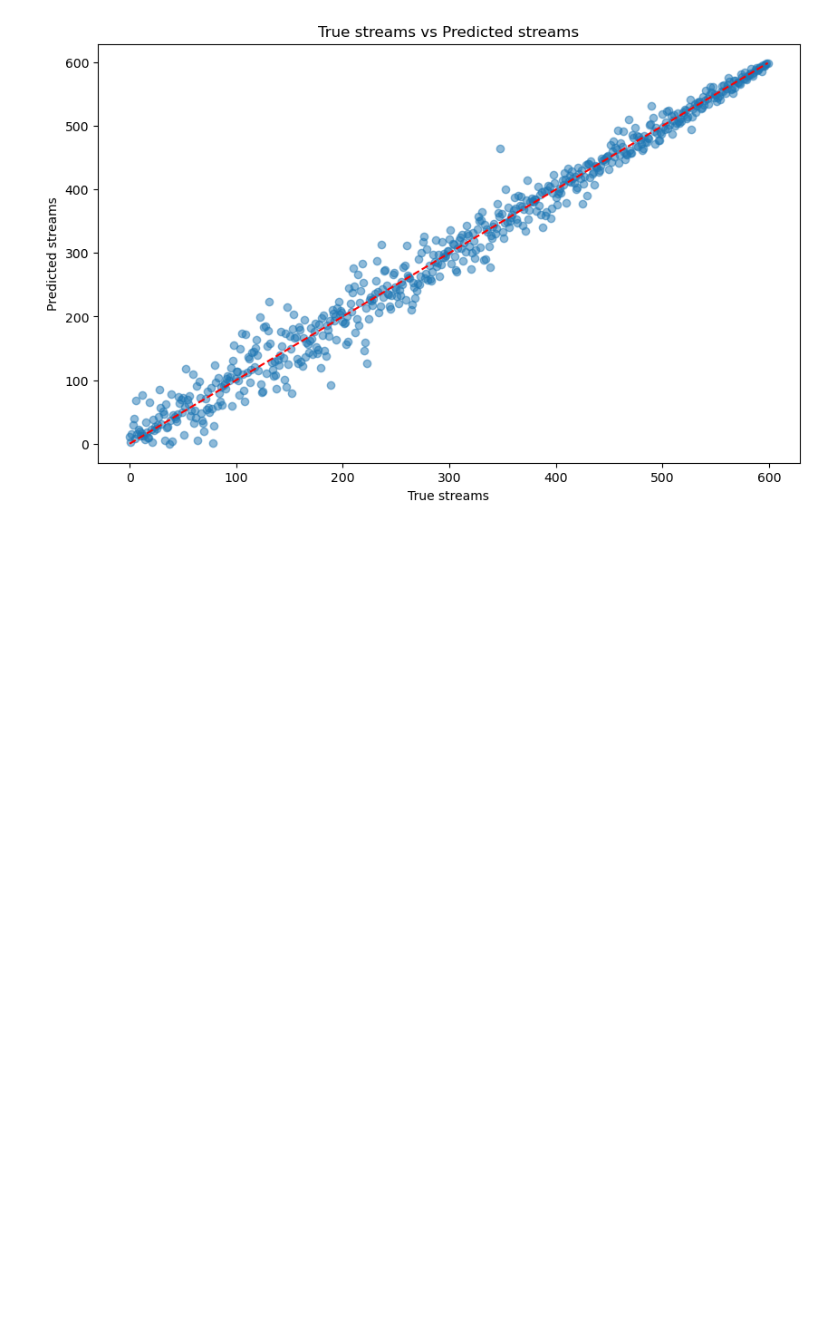
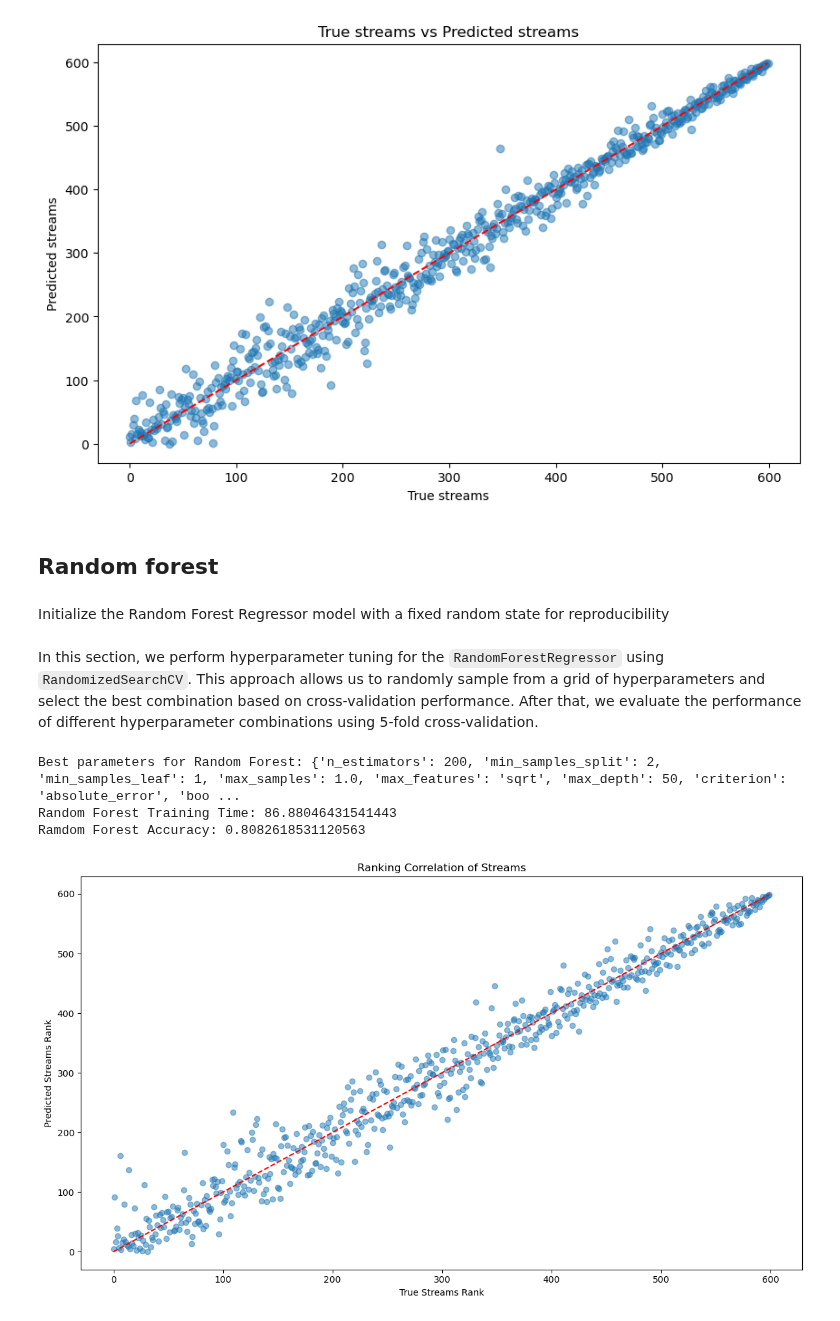
Before and after one commit to pililover/DataScience-Jobs-Market, a Jupyter notebook: SOURCECODE/Data_modeling.ipynb, the cells around one changed output. Drawn from its saved outputs; the diff is of its cells as text; code cells hidden in the pictures; blank space fills up the shorter version.

Commit message:
done RandForest

```diff
--- a/SOURCECODE/Data_modeling.ipynb
+++ b/SOURCECODE/Data_modeling.ipynb
@@ -641,3 +643,72 @@ plt.title('True streams vs Predicted streams')
 plt.show()
 # %% [output]
 [figure]
+# %% [markdown]
+## **Random forest**
+# %% [markdown]
+Initialize the Random Forest Regressor model with a fixed random state for reproducibility
+# %%
+from sklearn.ensemble import RandomForestRegressor
+
+rf_model = RandomForestRegressor(random_state=42)
+# %% [markdown]
+In this section, we perform hyperparameter tuning for the `RandomForestRegressor` using `RandomizedSearchCV`. This approach allows us to randomly sample from a grid of hyperparameters and select the best combination based on cross-validation performance. After that, we evaluate the performance of different hyperparameter combinations using 5-fold cross-validation.
+# %%
+# Hyperparameter grid for Random Forest
+param_grid = {
+    'n_estimators': [50, 100, 200, 300],
+    'max_depth': [None, 10, 20, 30, 40, 50],
+    'min_samples_split': [2, 5, 10, 15],
+    'min_samples_leaf': [1, 2, 4, 6, 8],
+    'max_samples': [0.1, 0.5, 1.0],
+    'max_features': ['auto', 'sqrt', 'log2'],
+    'bootstrap': [True],
+    'max_samples': [0.5, 0.8, 1.0],
+    'criterion': ['squared_error', 'absolute_error']
+}
+
+
+# Perform Randomized Search Cross-Validation
+rf_random_search = RandomizedSearchCV(
+    estimator=rf_model,
+    param_distributions=param_grid,
+    n_iter=20,
+    cv=5,
+    n_jobs=-1,
+    random_state=42
+)
+
+
+# Measure training time
+time_start = time.time()
+rf_random_search.fit(X_train, y_train)
+time_end = time.time()
+rf_training_time = time_end - time_start
+
+best_rf_params, best_rf_model = rf_random_search.best_params_, rf_random_search.best_estimator_
+y_pred = best_rf_model.predict(X_test)
+
+print("Best parameters for Random Forest:", best_rf_params)
+print("Random Forest Training Time:", rf_training_time)
+print("Ramdom Forest Accuracy:", best_rf_model.score(X_test, y_test))
+# %% [output]
+Best parameters for Random Forest: {'n_estimators': 200, 'min_samples_split': 2, 'min_samples_leaf': 1, 'max_samples': 1.0, 'max_features': 'sqrt', 'max_depth': 50, 'criterion': 'absolute_error', 'boo ...
+Random Forest Training Time: 86.88046431541443
+Ramdom Forest Accuracy: 0.8082618531120563
+# %%
+# Visualization of True vs Predicted Streams
+true_streams_rank = np.argsort(np.argsort(y_test))
+pred_streams_rank = np.argsort(np.argsort(y_pred))
+
+plt.figure(figsize=(12, 7))
+plt.scatter(true_streams_rank, pred_streams_rank, alpha=0.5)
+plt.plot([min(true_streams_rank),max(true_streams_rank)],
+         [min(true_streams_rank),max(true_streams_rank)],
+         color='red', linestyle='--')
+plt.xlabel('True Streams Rank')
+plt.ylabel('Predicted Streams Rank')
+plt.title('Ranking Correlation of Streams')
+plt.tight_layout()
+plt.show()
+# %% [output]
+[figure, added]
```
Also changed, not shown: parts of 8 cells of this notebook, 1 other file.
